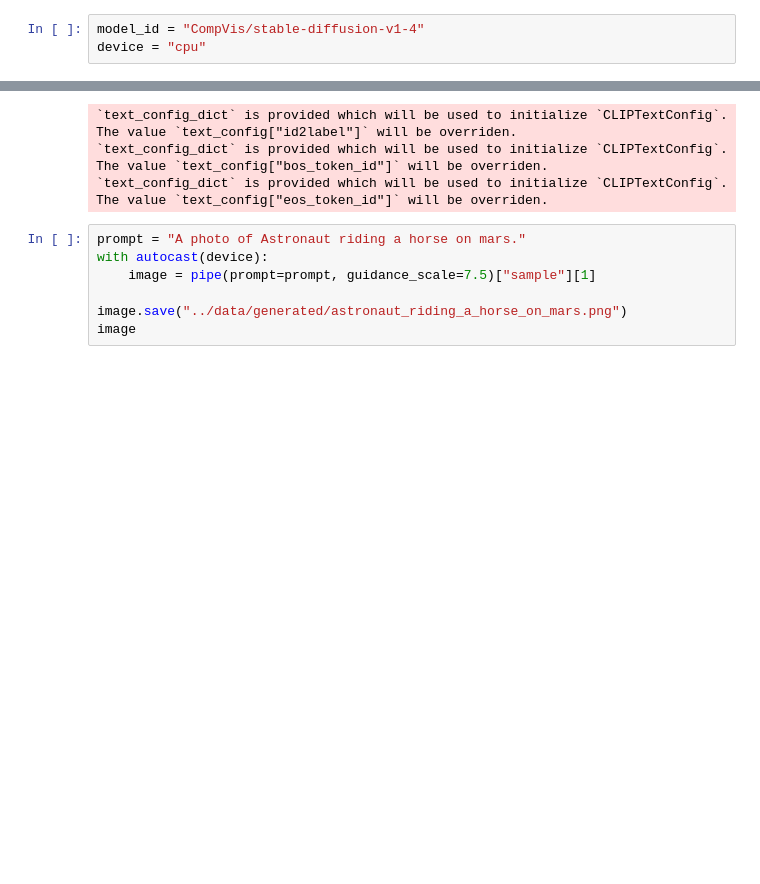
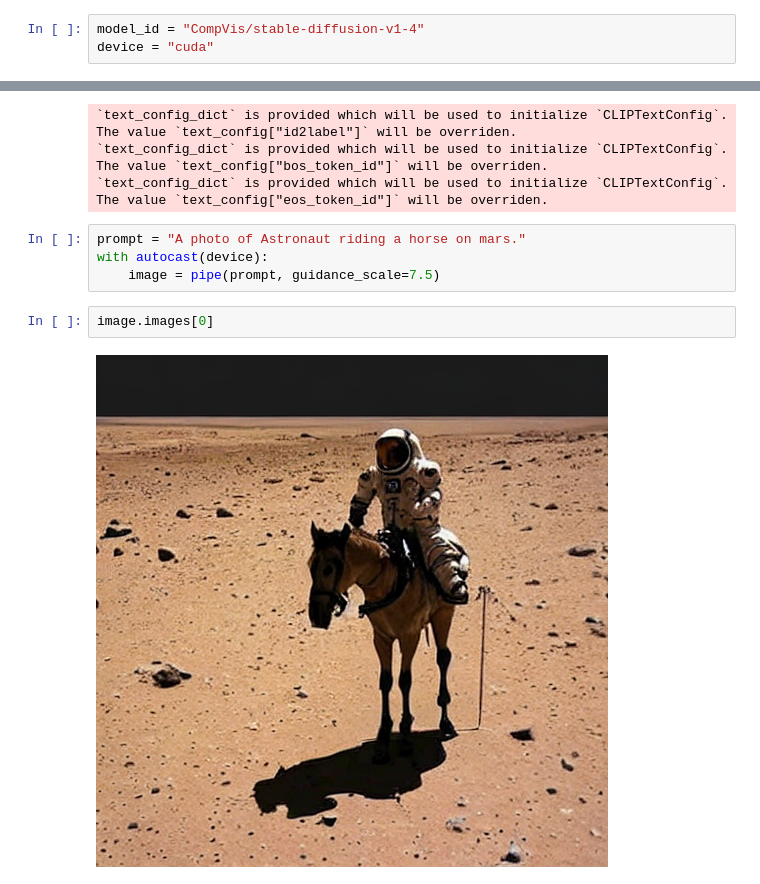
Before and after one commit to Srushanth/Art-with-Stable-Diffusion, a Jupyter notebook: notebooks/1.explore.ipynb, the cells around one changed output, grey strips where cells are left out. Saved outputs shown, nothing was run; the diff lists cells and outputs as text; blank space fills up the shorter version.

```diff
--- a/notebooks/1.explore.ipynb
+++ b/notebooks/1.explore.ipynb
@@ -5,6 +34,6 @@ from diffusers import StableDiffusionPipeline
 # %%
 model_id = "CompVis/stable-diffusion-v1-4"
-device = "cpu"
+device = "cuda"
 # %%
 pipe = StableDiffusionPipeline.from_pretrained(model_id, use_auth_token=True)
 pipe = pipe.to(device)
@@ -20,7 +49,8 @@ pip install accelerate
 # %%
 prompt = "A photo of Astronaut riding a horse on mars."
 with autocast(device):
-    image = pipe(prompt=prompt, guidance_scale=7.5)["sample"][1]
-
-image.save("../data/generated/astronaut_riding_a_horse_on_mars.png")
-image
+    image = pipe(prompt, guidance_scale=7.5)
+# %%
+image.images[0]
+# %% [output]
+[figure, added]
```
Also changed, not shown: parts of 5 cells of this notebook.
